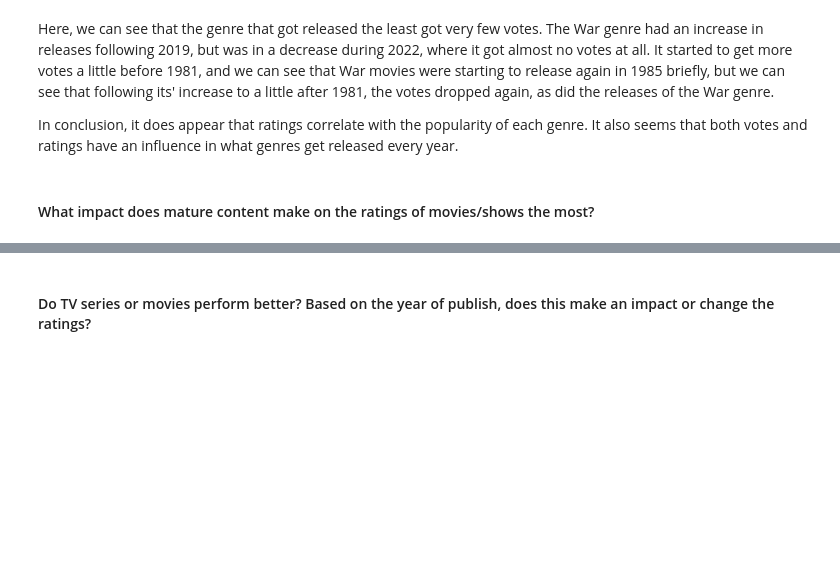
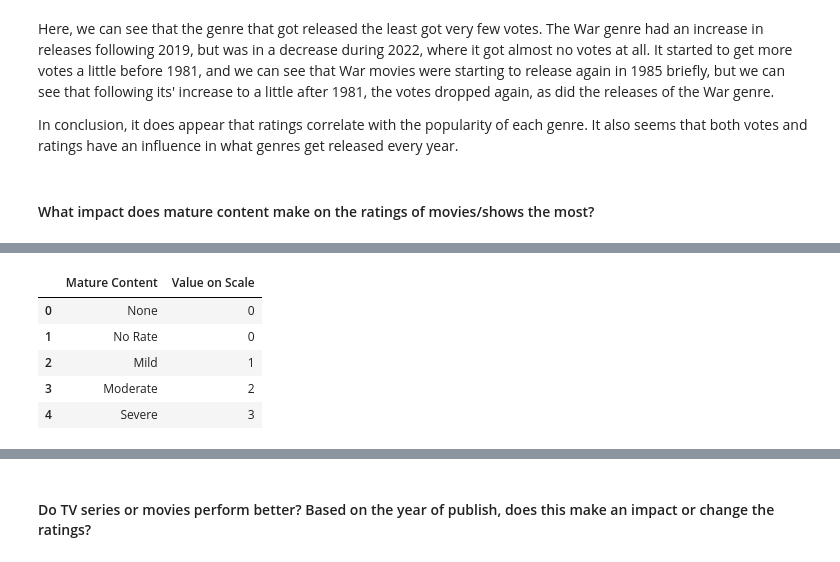
Before and after one commit to JTFin/CSCI2000U-Project, a Jupyter notebook: project-group29.ipynb, the cells around one changed output, grey strips where cells are left out. Cells and saved outputs as stored; diff of their text form; code cells hidden in the pictures; blank space fills up the shorter version.

```diff
--- a/project-group29.ipynb
+++ b/project-group29.ipynb
@@ -494,0 +499,11 @@ It also seems that both votes and ratings have an influence in what genres get r
+# %%
+scale_data = {'Mature Content': ['None', 'No Rate', 'Mild', 'Moderate', 'Severe'], 'Value on Scale': [0, 0, 1, 2, 3]}
+scale_df = pd.DataFrame(scale_data)
+scale_df
+# %% [output]
+|  | Mature Content | Value on Scale |
+| 0 | None | 0 |
+| 1 | No Rate | 0 |
+| 2 | Mild | 1 |
+| 3 | Moderate | 2 |
+| 4 | Severe | 3 |
```
Also changed, not shown: parts of 8 cells of this notebook.
